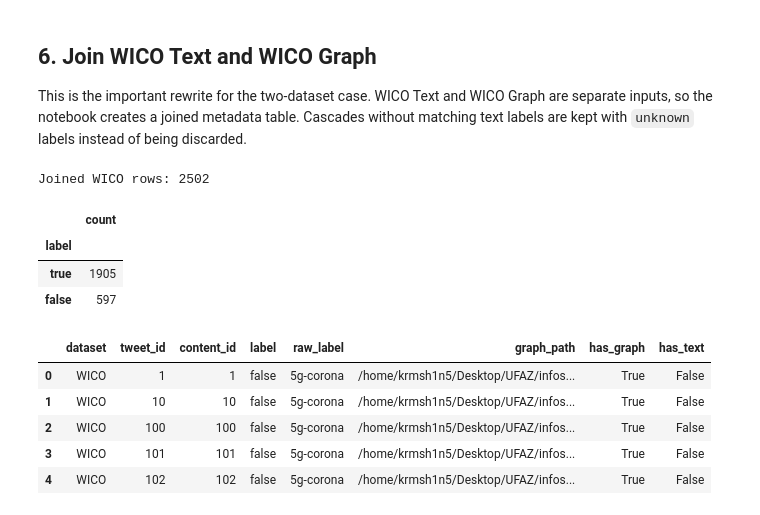
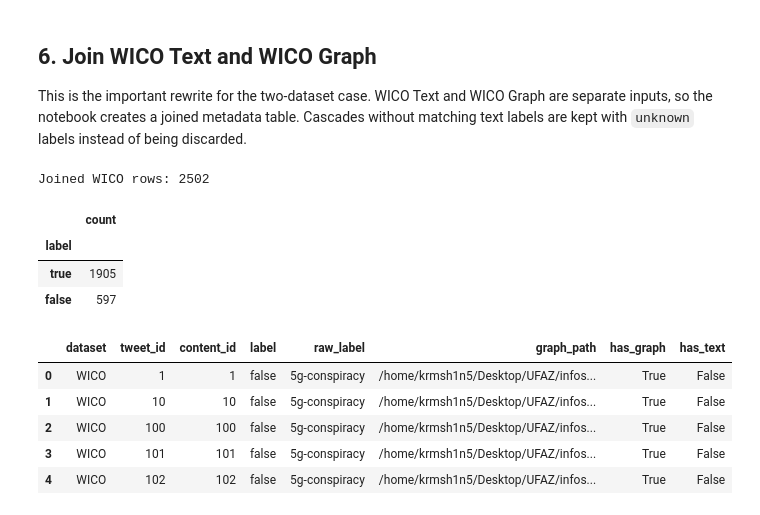
Before and after one commit to Krmsh1n5/infoshield, a Jupyter notebook: explore_data.ipynb, the cells around one changed output. Cells and saved outputs as stored; diff of their text form; code cells hidden in the pictures.

```diff
--- a/explore_data.ipynb
+++ b/explore_data.ipynb
@@ -510,15 +464,18 @@ def load_wico_text_dataset(wico_text_dir):
         print('WICO Text directory not found.')
         return pd.DataFrame(columns=['content_id','tweet_id','raw_label','label','text_path'])
     wico_text_dir = Path(wico_text_dir)
-    int_to_name = {v: k for k, v in cfg.wico.label_map.items()}
+    # Derive labels from config — single source of truth:
+    #   cfg.wico.label_map        = {'5g-conspiracy':0, 'conspiracy':1, 'non-conspiracy':2}
+    #   cfg.wico.binary_label_map = {0:'false', 1:'false', 2:'true'}
+    int_to_raw = {v: k for k, v in cfg.wico.label_map.items()}
     rows = []
     for label_int, fname in cfg.wico.text_files.items():
         path = wico_text_dir / fname
         if not path.exists():
             print(f'  Missing WICO Text file: {path}')
             continue
-        raw_label  = int_to_name.get(label_int, str(label_int))
-        norm_label = normalize_label(raw_label)
+        raw_label  = int_to_raw.get(label_int, str(label_int))  # e.g. '5g-conspiracy'
+        norm_label = cfg.wico.binary_label_map.get(label_int, 'unknown')  # 'false'/'true'
         for line in path.read_text(errors='ignore').splitlines():
             tweet_id = normalize_id(line.strip())
             if tweet_id is None:
@@ -618,11 +575,13 @@ def load_wico_graph_cascade(tweet_dir):
         for col in list(cfg.wico.graph_nodes_columns):
             if col not in nodes_df.columns:
                 nodes_df[col] = None
+        # Load features listed in cfg.wico.graph_nodes_columns, skipping 'id'
+        _feat_cols = [c for c in cfg.wico.graph_nodes_columns if c != 'id']
         for _, row in nodes_df.iterrows():
             nid = normalize_id(row['id'])
             if nid:
                 G.add_node(nid)
-                for feat in ('time', 'friends', 'followers'):
+                for feat in _feat_cols:
                     try:
                         G.nodes[nid][feat] = int(float(row[feat]))
                     except (ValueError, KeyError, TypeError):
@@ -690,43 +649,49 @@ def build_wico_joined_metadata(wico_text, wico_graph_manifest):
     WICO Graph folder names are sequential integers (1, 2, 3 ...).
     WICO Text stores real tweet IDs.  The two never match, so we label
     directly from label_int set by load_wico_graph_dataset.
+
+    Label strings are derived from config (cfg.wico.label_map / binary_label_map)
+    and never hardcoded, so changes to config automatically propagate here.
     """
-    WICO_INT_TO_LABEL = {0: 'false', 1: 'false', 2: 'true'}
-    WICO_INT_TO_RAW   = {0: '5g-corona', 1: 'other-conspiracy', 2: 'non-conspiracy'}
+    # Derive from config — do not hardcode label strings here:
+    #   cfg.wico.binary_label_map = {0:'false', 1:'false', 2:'true'}
+    #   cfg.wico.label_map        = {'5g-conspiracy':0, 'conspiracy':1, 'non-conspiracy':2}
+    WICO_INT_TO_LABEL = cfg.wico.binary_label_map
+    WICO_INT_TO_RAW   = {v: k for k, v in cfg.wico.label_map.items()}  # {0:'5g-conspiracy', 1:'conspiracy', 2:'non-conspiracy'}
 
     if wico_graph_manifest.empty:
         return pd.DataFrame(columns=[
             'dataset', 'tweet_id', 'content_id', 'label',
             'raw_label', 'graph_path', 'has_graph', 'has_text'
         ])
 
     joined = wico_graph_manifest.copy()
     joined['content_id'] = joined['content_id'].map(normalize_id)
     joined['tweet_id']   = joined['content_id']
     joined['label']      = joined['label_int'].map(WICO_INT_TO_LABEL).fillna('unknown')
     joined['raw_label']  = joined['label_int'].map(WICO_INT_TO_RAW)
     joined['dataset']    = 'WICO'
     joined['has_graph']  = True
     joined['has_text']   = False
 
     return joined[[
         'dataset', 'tweet_id', 'content_id', 'label',
         'raw_label', 'graph_path', 'has_graph', 'has_text'
     ]]
 
 wico_meta = build_wico_joined_metadata(wico_text, wico_graph_manifest)
 print('Joined WICO rows:', len(wico_meta))
 display(wico_meta['label'].value_counts(dropna=False).rename('count').to_frame())
 display(wico_meta.head())
 # %% [output]
 Joined WICO rows: 2502
 |  | count |
 | label |  |
 | true | 1905 |
 | false | 597 |
 |  | dataset | tweet_id | content_id | label | raw_label | graph_path | has_graph | has_text |
-| 0 | WICO | 1 | 1 | false | 5g-corona | /home/krmsh1n5/Desktop/UFAZ/infos... | True | False |
-| 1 | WICO | 10 | 10 | false | 5g-corona | /home/krmsh1n5/Desktop/UFAZ/infos... | True | False |
-| 2 | WICO | 100 | 100 | false | 5g-corona | /home/krmsh1n5/Desktop/UFAZ/infos... | True | False |
-| 3 | WICO | 101 | 101 | false | 5g-corona | /home/krmsh1n5/Desktop/UFAZ/infos... | True | False |
-| 4 | WICO | 102 | 102 | false | 5g-corona | /home/krmsh1n5/Desktop/UFAZ/infos... | True | False |
+| 0 | WICO | 1 | 1 | false | 5g-conspiracy | /home/krmsh1n5/Desktop/UFAZ/infos... | True | False |
+| 1 | WICO | 10 | 10 | false | 5g-conspiracy | /home/krmsh1n5/Desktop/UFAZ/infos... | True | False |
+| 2 | WICO | 100 | 100 | false | 5g-conspiracy | /home/krmsh1n5/Desktop/UFAZ/infos... | True | False |
+| 3 | WICO | 101 | 101 | false | 5g-conspiracy | /home/krmsh1n5/Desktop/UFAZ/infos... | True | False |
+| 4 | WICO | 102 | 102 | false | 5g-conspiracy | /home/krmsh1n5/Desktop/UFAZ/infos... | True | False |
```
Also changed, not shown: parts of 21 cells of this notebook, 37 other files.
